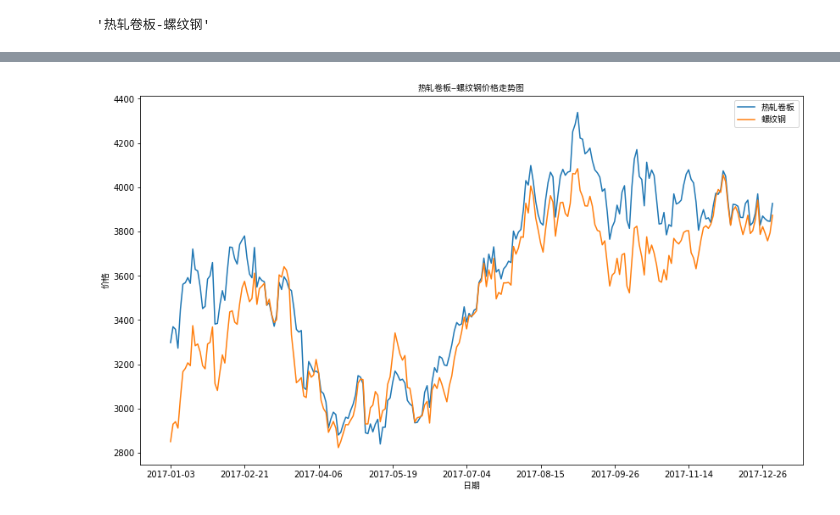
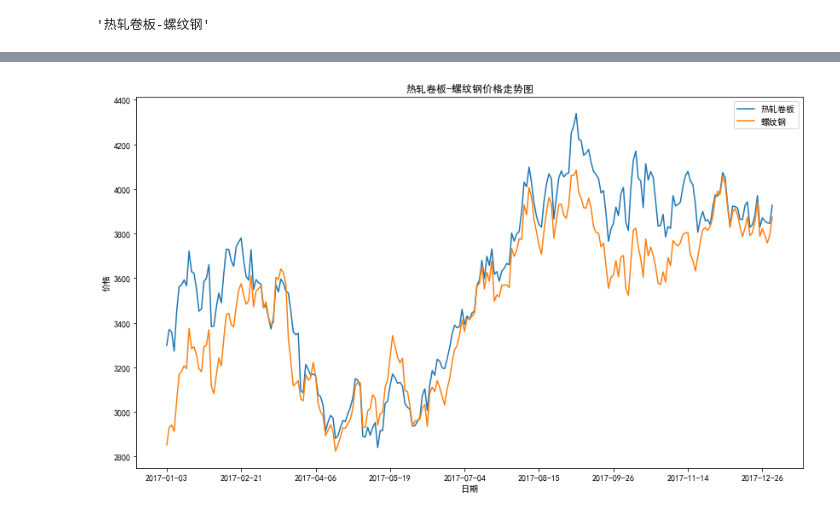
Before and after one commit to chzheng2000/pairsTrading, a Jupyter notebook: findPairs.ipynb, the cells around one changed output, grey strips where cells are left out. Drawn from its saved outputs; the diff is of its cells as text; code cells hidden in the pictures.

```diff
--- a/findPairs.ipynb
+++ b/findPairs.ipynb
@@ -129,15 +101,16 @@ data[data["asset"]=="热轧卷板"].iloc[form_days:end_date,:]
 # %%
 fig, ax = plt.subplots(figsize=(14, 8))
 d1 = data[data["asset"]=="热轧卷板"].iloc[:245,:]
 d2 = data[data["asset"]=="螺纹钢"].iloc[:245, :]
 ax.plot(d1.date, d1.close, label=u"热轧卷板")
 ax.plot(d2.date, d2.close, label=u"螺纹钢")
 # plt.tight_layout()
-ax.legend(prop=zhfont)
-ax.set_xlabel(u"日期", fontproperties=zhfont)
-ax.set_ylabel(u"价格", fontproperties=zhfont)
-ax.set_title(u"热轧卷板-螺纹钢价格走势图", fontproperties=zhfont)
+# ax.legend(prop=zhfont)
+ax.legend()
+ax.set_xlabel(u"日期")
+ax.set_ylabel(u"价格")
+ax.set_title(u"热轧卷板-螺纹钢价格走势图")
 plt.gca().xaxis.set_major_locator(ticker.MultipleLocator(30))
 plt.show()
 # %% [output]
-[figure, old version]
+[figure, new version]
```
Also changed, not shown: parts of 15 cells of this notebook, 2 other files.
